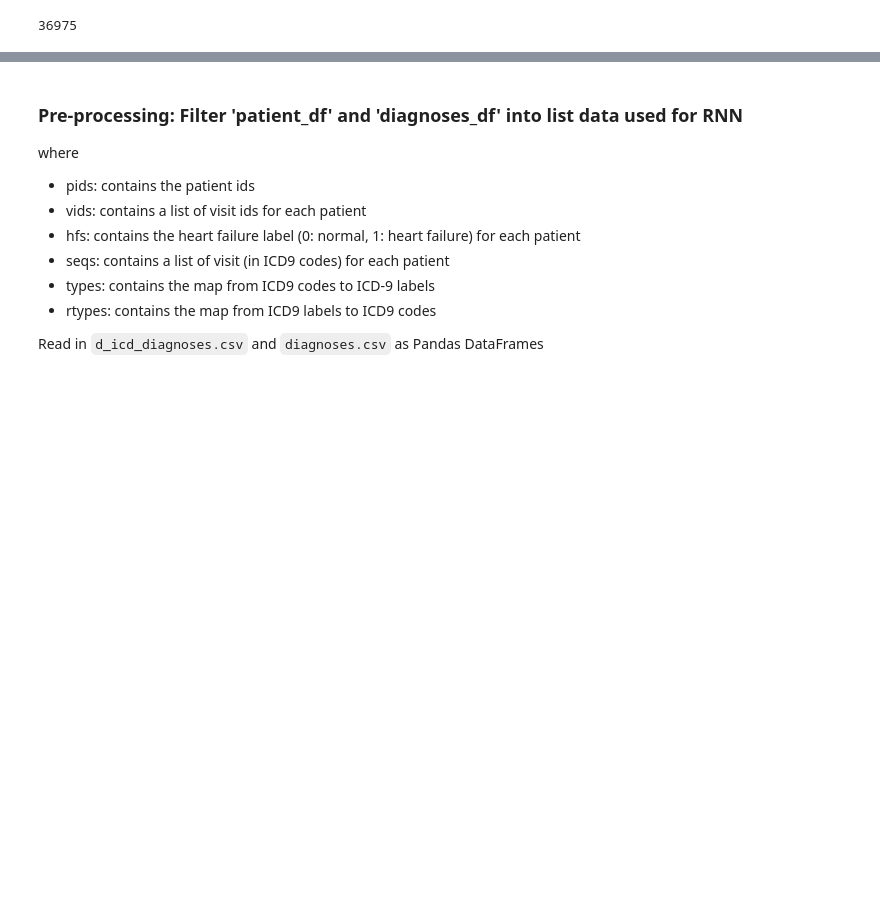
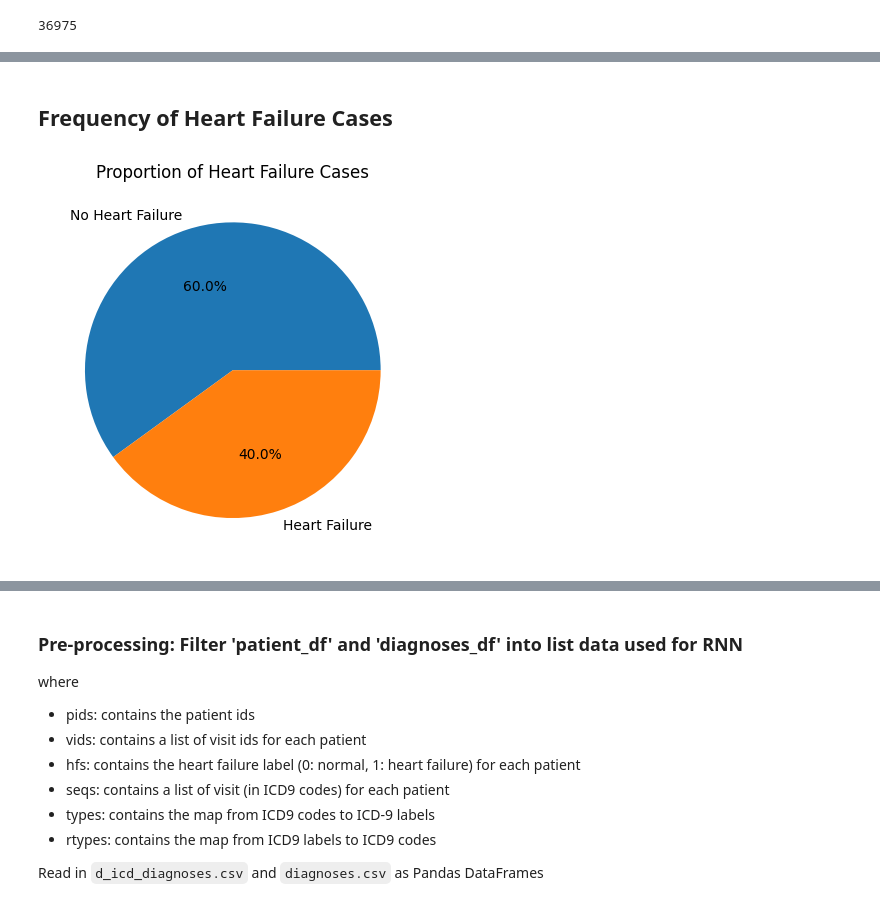
Before and after one commit to BK1147/CS598_DLH_Final_Project, a Jupyter notebook: DL4H_Team_74_Final_Report.ipynb, the cells around one changed output, grey strips where cells are left out. Saved outputs shown, nothing was run; the diff lists cells and outputs as text; code cells hidden in the pictures; blank space fills up the shorter version.

```diff
--- a/DL4H_Team_74_Final_Report.ipynb
+++ b/DL4H_Team_74_Final_Report.ipynb
@@ -173,0 +235,10 @@ len(pids)
+# %%
+import pickle
+
+DATA_PATH = "./data"
+pids = pickle.load(open(os.path.join(DATA_PATH,'pids.pickle'), 'rb'))
+vids = pickle.load(open(os.path.join(DATA_PATH,'vids.pickle'), 'rb'))
+hfs = pickle.load(open(os.path.join(DATA_PATH,'hfs.pickle'), 'rb'))
+seqs = pickle.load(open(os.path.join(DATA_PATH,'seqs.pickle'), 'rb'))
+types = pickle.load(open(os.path.join(DATA_PATH,'types.pickle'), 'rb'))
+rtypes = pickle.load(open(os.path.join(DATA_PATH,'rtypes.pickle'), 'rb'))
@@ -173,0 +296,17 @@ len(pids)
+# %% [markdown]
+## Frequency of Heart Failure Cases
+# %%
+from collections import Counter
+
+hf_labels = [hf for _, hf in dataset]
+
+num_heart_failure = sum(hf_labels)
+num_no_heart_failure = len(hf_labels) - num_heart_failure
+
+labels = ['No Heart Failure', 'Heart Failure']
+sizes = [num_no_heart_failure, num_heart_failure]
+plt.pie(sizes, labels=labels, autopct='%1.1f%%')
+plt.title('Proportion of Heart Failure Cases')
+plt.show()
+# %% [output]
+[figure, added]
```
Also changed, not shown: parts of 11 cells of this notebook.
